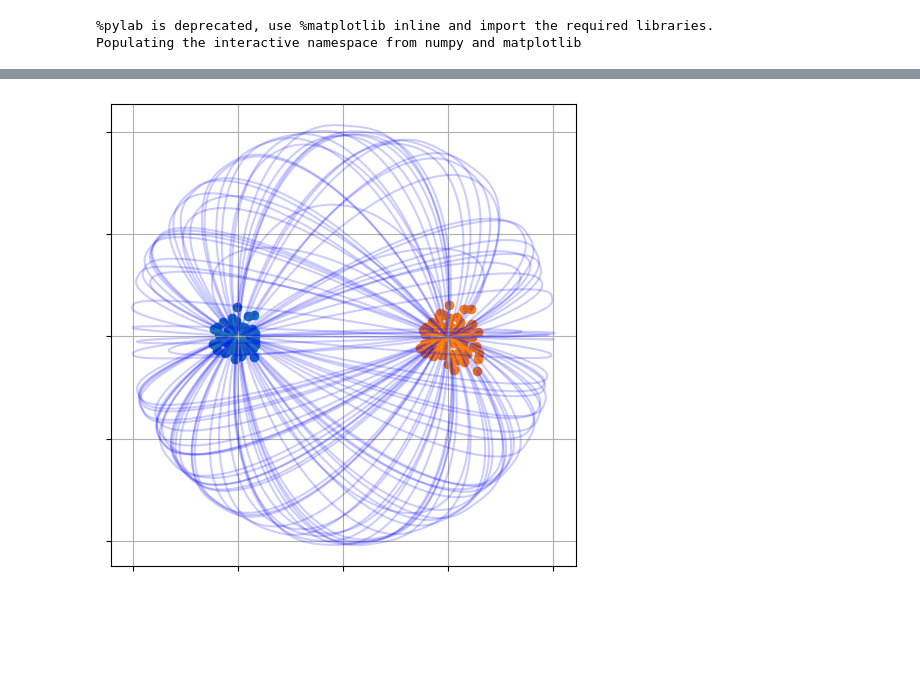
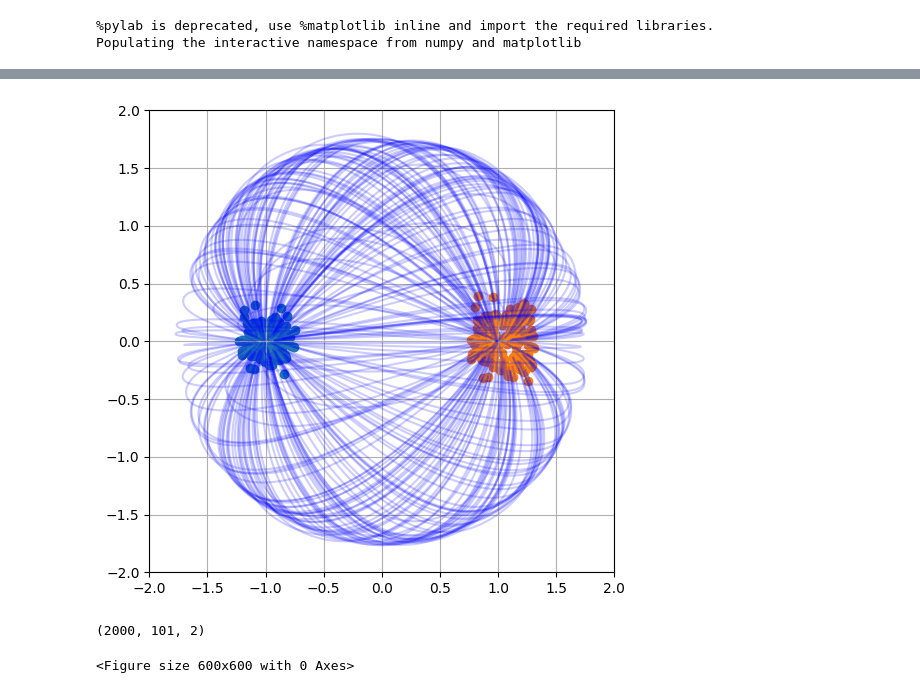
Before and after one commit to necludov/wl-mechanics, a Jupyter notebook: notebooks/visualization.ipynb, the cells around one changed output, grey strips where cells are left out. Cells and saved outputs as stored; diff of their text form; code cells hidden in the pictures; blank space fills up the shorter version.

```diff
--- a/notebooks/visualization.ipynb
+++ b/notebooks/visualization.ipynb
@@ -24,7 +24,7 @@ from configs import toy_ubot as config
 config = config.get_config()
 key = random.PRNGKey(config.seed)
 key, init_key = random.split(key)
-X, inv_scaler = datasets.get_toy_data(config, init_key)
+X, _, _, inv_scaler, _ = datasets.get_data(config, init_key)
 # %%
 plt.scatter(X[0][:,0], X[0][:,1])
 plt.scatter(X[1][:,0], X[1][:,1])
@@ -101,7 +104,7 @@ solution = np.zeros((X[0].shape[0],n+1,2))
 solution[:,0,:] = X[0]
 t = np.zeros((n+1,1))
 key, loop_key = random.split(key)
-for i in range(100):
+for i in range(n):
   eps = random.normal(random.fold_in(loop_key, i), shape=(X[0].shape[0], 2))
   solution[:,i+1,:] = solution[:,i,:] + dt*grad_vf(t[i], solution[:,i,:], state_s) + jnp.sqrt(dt)*config.sigma*eps
   t[i+1] = t[i] + dt
@@ -128,13 +149,19 @@ plt.grid()
 # %%
-n = 100
+n = 200
 figsize(6,6)
 plt.scatter(solution[:n,0,0], solution[:n,0,1])
 plt.scatter(solution[:n,-1,0], solution[:n,-1,1])
 for i in range(n):
   plt.plot(solution[i,:,0], solution[i,:,1], c='blue', alpha=0.2)
-plt.xticks(range(-2,3), [])
-plt.yticks(range(-2,3), [])
+# plt.xticks(range(-2,3), [])
+# plt.yticks(range(-2,3), [])
+plt.xlim(-2,2)
+plt.ylim(-2,2)
 plt.grid()
 # plt.savefig('wl-mechanics/assets/phot.pdf', bbox_inches='tight')
 # %% [output]
-[figure, old version]
+[figure, new version]
+# %%
+solution.shape
+# %% [output]
+(2000, 101, 2)
@@ -140,0 +200,4 @@ plt.grid()
+# %%
+generate_frames(solution, 'wl-mechanics/assets/gifs/ubot')
+# %% [output]
+<Figure size 600x600 with 0 Axes>
```
Also changed, not shown: parts of 12 cells of this notebook, 29 other files.
